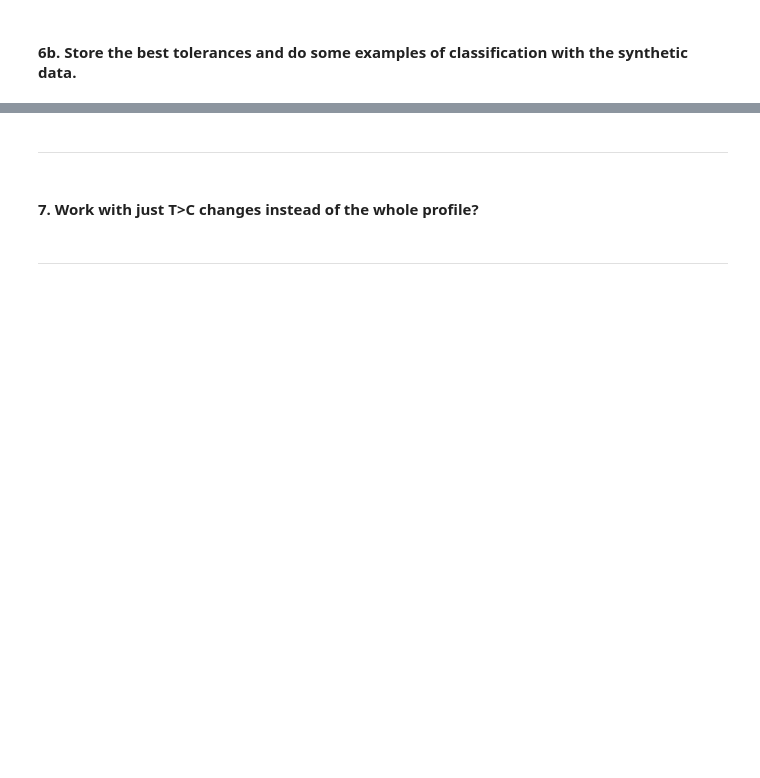
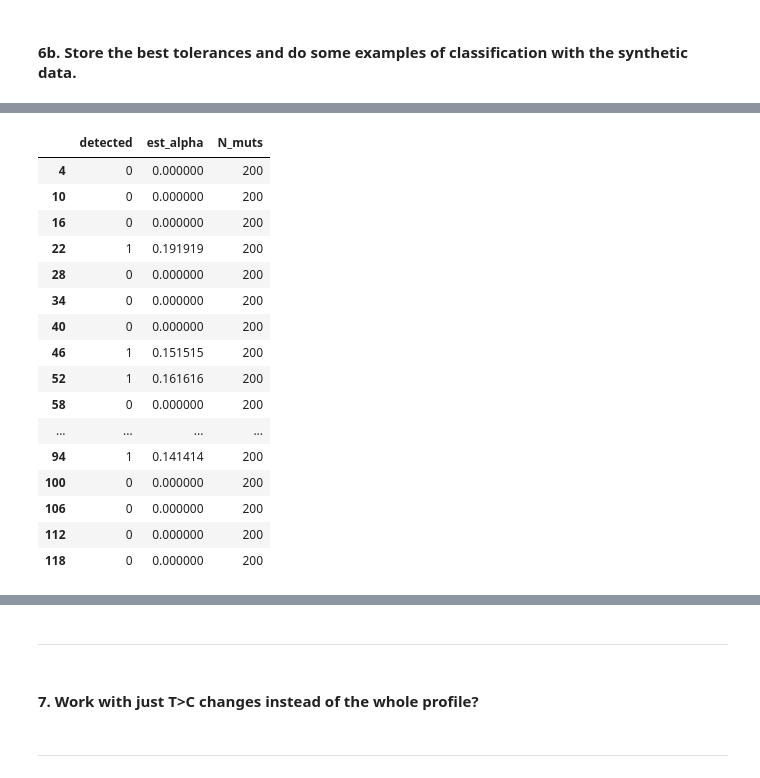
Before and after one commit to fredwdickinson/rscam-g6, a Jupyter notebook: temp/abc_analysis.ipynb, the cells around one changed output, grey strips where cells are left out. Saved outputs shown, nothing was run; the diff lists cells and outputs as text; code cells hidden in the pictures; blank space fills up the shorter version.

```diff
--- a/temp/abc_analysis.ipynb
+++ b/temp/abc_analysis.ipynb
@@ -253,0 +325,32 @@ NOTES:
+# %%
+importlib.reload(abc_models);
+
+# FIRST TEST: Generate synthetic signatures with alpha = 0.1 and
+# N_muts = 5, 50, 100. See if the classifier works.
+alpha_test = 0.1
+N_muts1 = 200
+test_profile = synthetic_data.composite_profile(healthy_profile, sbs88_profile, alpha = alpha_test)
+trials = 20
+test_results_list = []
+
+for _ in range(trials):
+    test_sig = synthetic_data.generate_signature(test_profile, N_muts = N_muts1)
+    detected, estimated_alphas, n_muts = abc_models.detect_sbs88(test_sig, healthy_profile, sbs88_profile)
+
+   # detected, estimates_alphas, n_muts =
+    # Store results in a list of dictionaries
+    for j in range(len(detected)):
+        test_results_list.append({
+            "detected": int(detected[j]),
+            "est_alpha": estimated_alphas[j],
+            "N_muts": n_muts[j]})
+
+# Convert to DataFrame
+test_df = pd.DataFrame(test_results_list)
+
+summary = test_df.groupby("N_muts").agg({
+    "detected": "sum",       # Total number of detects
+    "est_alpha": "max"      # Average estimate for alpha
+}).reset_index()
+
+print(summary)
@@ -253,0 +365,20 @@ NOTES:
+# %%
+test_df[test_df["N_muts"] == 200]
+# %% [output]
+|  | detected | est_alpha | N_muts |
+| 4 | 0 | 0.000000 | 200 |
+| 10 | 0 | 0.000000 | 200 |
+| 16 | 0 | 0.000000 | 200 |
+| 22 | 1 | 0.191919 | 200 |
+| 28 | 0 | 0.000000 | 200 |
+| 34 | 0 | 0.000000 | 200 |
+| 40 | 0 | 0.000000 | 200 |
+| 46 | 1 | 0.151515 | 200 |
+| 52 | 1 | 0.161616 | 200 |
+| 58 | 0 | 0.000000 | 200 |
+| ... | ... | ... | ... |
+| 94 | 1 | 0.141414 | 200 |
+| 100 | 0 | 0.000000 | 200 |
+| 106 | 0 | 0.000000 | 200 |
+| 112 | 0 | 0.000000 | 200 |
+| 118 | 0 | 0.000000 | 200 |
```
Also changed, not shown: parts of 11 cells of this notebook, 2 other files.
